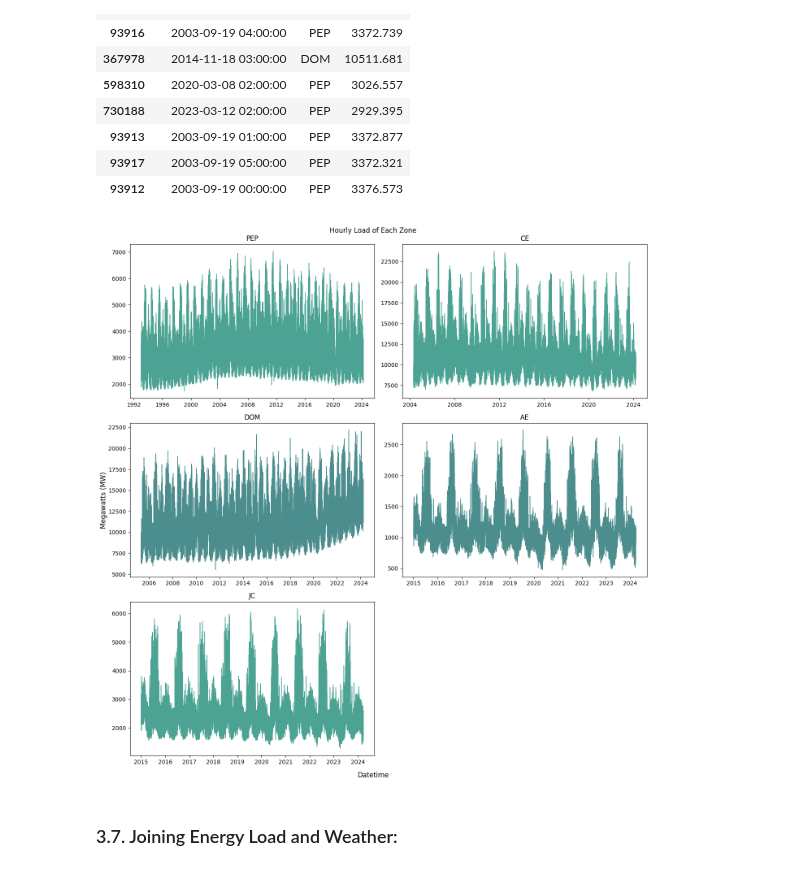
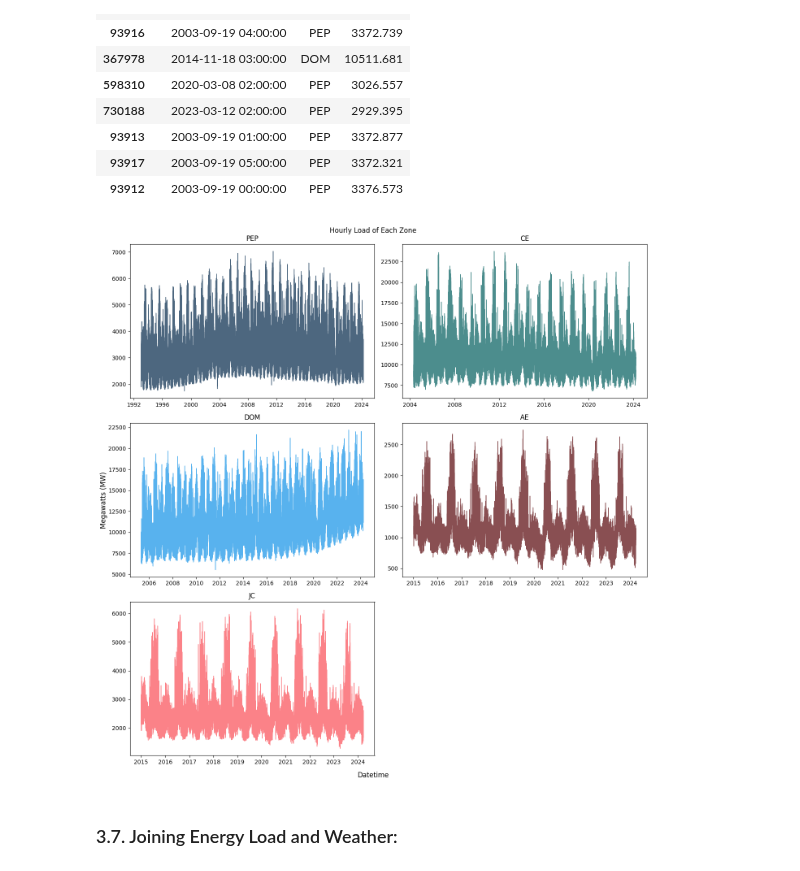
Before and after one commit to chill0121/Energy_Grid_Forecasting, a Jupyter notebook: Energy_Forecasting.ipynb, the cells around one changed output. Saved outputs shown, nothing was run; the diff lists cells and outputs as text; code cells hidden in the pictures.

Commit message:
Standardized zone colors across functions.

```diff
--- a/Energy_Forecasting.ipynb
+++ b/Energy_Forecasting.ipynb
@@ -218,7 +218,7 @@ ax = sns.lineplot(load_noRTO_df[['datetime_beginning_ept', 'mw', 'zone']].groupb
 # %% [output]
 [figure]
 # %%
-def load_zone_plot(zone_df, outliers=None, figsize=(16,16)):
+def load_zone_plot(zone_df, outliers=None, figsize=(16,16), cmap=None):
     """Finds all unique zone names and prints to output (n x 2) subplot array of line plots where x = datetime vs y = MW.
     Can handle any length of list of strings.
 
@@ -231,6 +231,7 @@ def load_zone_plot(zone_df, outliers=None, figsize=(16,16)):
         None. Prints plot to output."""
 
     zone_list = zone_df['zone'].unique()
+
     color_pal = ['#005d5d', '#017d66']
 
     fig, ax = plt.subplots(int(np.ceil(len(zone_list)/2)), 2, figsize = figsize, sharey = False, sharex = False)
@@ -240,7 +241,8 @@ def load_zone_plot(zone_df, outliers=None, figsize=(16,16)):
         # ([0,0] to [0,1] to [1,0] ... etc).
         sns.lineplot(load_zone_df.loc[load_zone_df['zone'] == zone], ax = ax[i//2, i%2],
                      x = 'datetime_beginning_ept', y = 'mw',
-                     alpha = 0.7, lw = 1, c = color_pal[int(i % 4 < 2)])
+                     alpha = 0.7, lw = 1,
+                     c = cmap[zone] if cmap else (color_pal[int(i % 4 < 2)]))
         ax[i//2, i%2].set_title(zone, y = 1)
         ax[i//2, i%2].set_xlabel(None)
         ax[i//2, i%2].set_ylabel(None)
@@ -249,7 +251,7 @@ def load_zone_plot(zone_df, outliers=None, figsize=(16,16)):
         if outliers:
             sns.scatterplot(load_zone_df.iloc[outliers.get(zone)], ax = ax[i//2, i%2],
                             x = 'datetime_beginning_ept', y = 'mw',
-                            c = '#66030f')
+                            c = 'black')
 
     plt.subplots_adjust(wspace = 0.3, hspace = 1)
     fig.suptitle('Hourly Load of Each Zone')
@@ -278,6 +280,10 @@ load_zone_plot(load_zone_df)
 zones = ['AE', 'CE', 'DOM', 'JC', 'PEP']
 load_zone_df = load_zone_df.loc[load_zone_df['zone'].isin(zones)]
 load_zone_df.reset_index(drop = True, inplace = True)
+
+# Color map zones for consistency.
+palette = ['#570408', '#005d5d', '#1192e8', '#fa4d56', '#012749']
+zones_palette = dict(zip(zones, palette))
 # %% [markdown]
 *Note about the weather data:*
 
@@ -675,9 +681,9 @@ load_zone_df.loc[outliers_manual]
 | 93917 | 2003-09-19 05:00:00 | PEP | 3372.321 |
 | 93912 | 2003-09-19 00:00:00 | PEP | 3376.573 |
 # %%
-load_zone_plot(load_zone_df, figsize = (14,14))
+load_zone_plot(load_zone_df, figsize = (14,14), cmap = zones_palette)
 # %% [output]
-[figure, old version]
+[figure, new version]
 # %% [markdown]
 ### 3.7. Joining Energy Load and Weather: <a name="merge"></a>
 # %%
```
Also changed, not shown: parts of 5 cells of this notebook.
